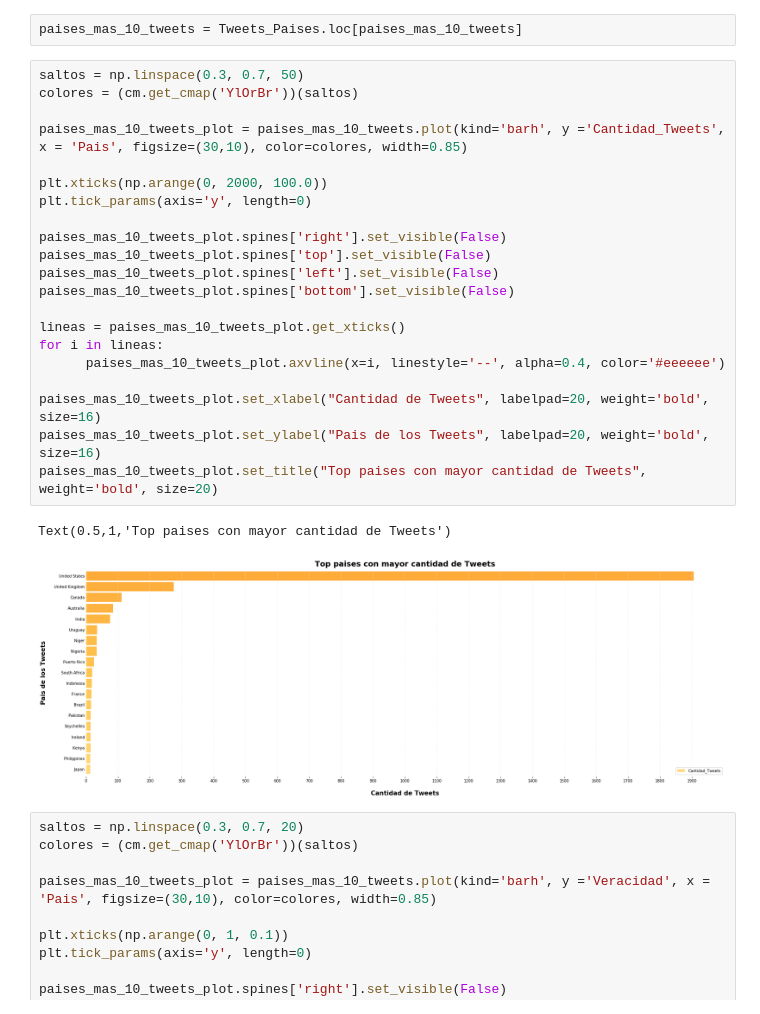
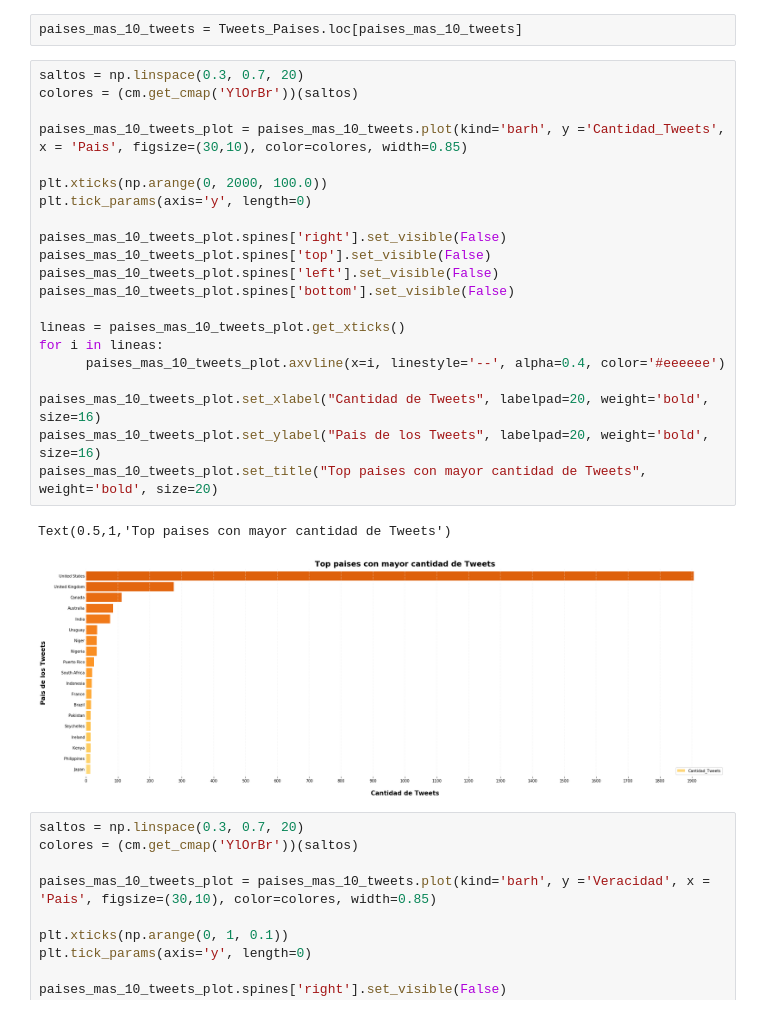
Before and after one commit to RiedelNicolas/TP1-Organizacion-de-Datos, a Jupyter notebook: Eze.ipynb, the cells around one changed output. Cells and saved outputs as stored; diff of their text form.

Commit message:
Visualizaciones

```diff
--- a/Eze.ipynb
+++ b/Eze.ipynb
@@ -405,29 +405,29 @@ paises_mas_10_tweets = (Tweets_Paises.loc[:,'Cantidad_Tweets'] > 10)
 # %%
 paises_mas_10_tweets = Tweets_Paises.loc[paises_mas_10_tweets]
 # %%
-saltos = np.linspace(0.3, 0.7, 50)
+saltos = np.linspace(0.3, 0.7, 20)
 colores = (cm.get_cmap('YlOrBr'))(saltos)
 
 paises_mas_10_tweets_plot = paises_mas_10_tweets.plot(kind='barh', y ='Cantidad_Tweets', x = 'Pais', figsize=(30,10), color=colores, width=0.85)
 
 plt.xticks(np.arange(0, 2000, 100.0))
 plt.tick_params(axis='y', length=0)
 
 paises_mas_10_tweets_plot.spines['right'].set_visible(False)
 paises_mas_10_tweets_plot.spines['top'].set_visible(False)
 paises_mas_10_tweets_plot.spines['left'].set_visible(False)
 paises_mas_10_tweets_plot.spines['bottom'].set_visible(False)
 
 lineas = paises_mas_10_tweets_plot.get_xticks()
 for i in lineas:
       paises_mas_10_tweets_plot.axvline(x=i, linestyle='--', alpha=0.4, color='#eeeeee')
 
 paises_mas_10_tweets_plot.set_xlabel("Cantidad de Tweets", labelpad=20, weight='bold', size=16)
 paises_mas_10_tweets_plot.set_ylabel("Pais de los Tweets", labelpad=20, weight='bold', size=16)
 paises_mas_10_tweets_plot.set_title("Top paises con mayor cantidad de Tweets", weight='bold', size=20)
 # %% [output]
 Text(0.5,1,'Top paises con mayor cantidad de Tweets')
-[figure, old version]
+[figure, new version]
 # %%
 saltos = np.linspace(0.3, 0.7, 20)
 colores = (cm.get_cmap('YlOrBr'))(saltos)
```
Also changed, not shown: parts of 1 cell of this notebook.
